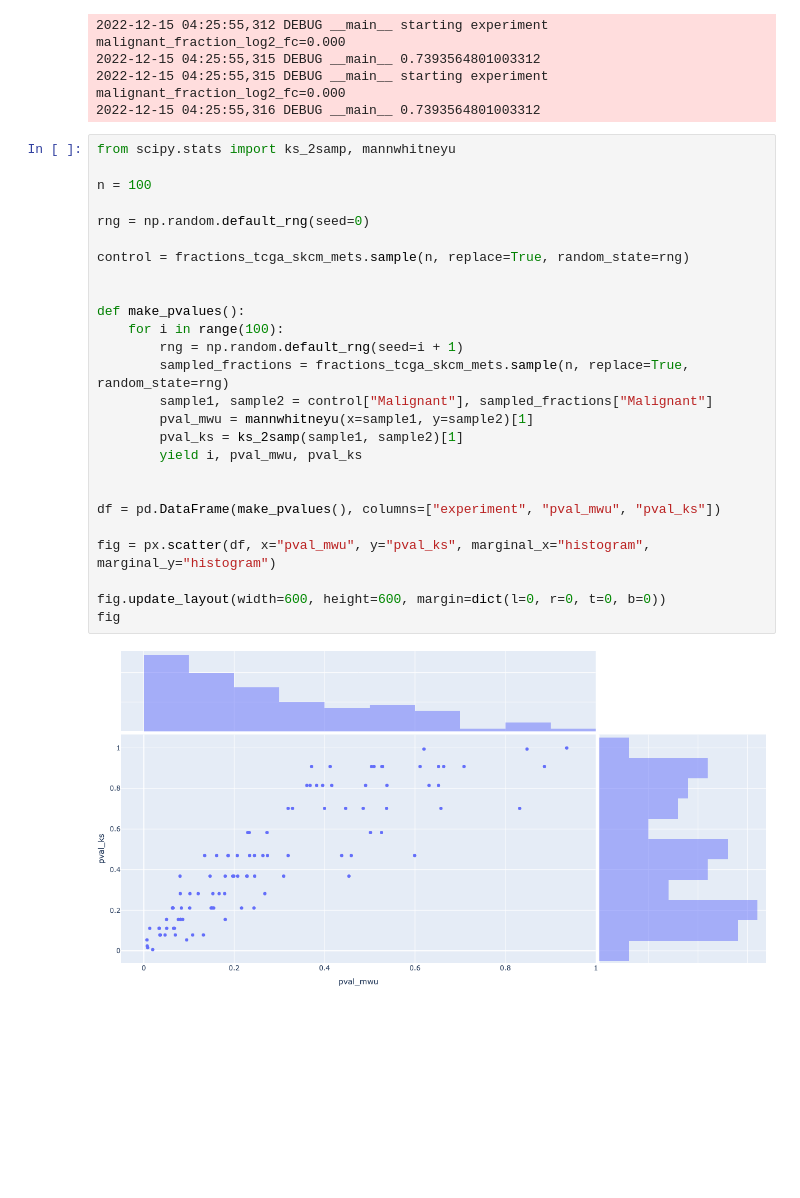
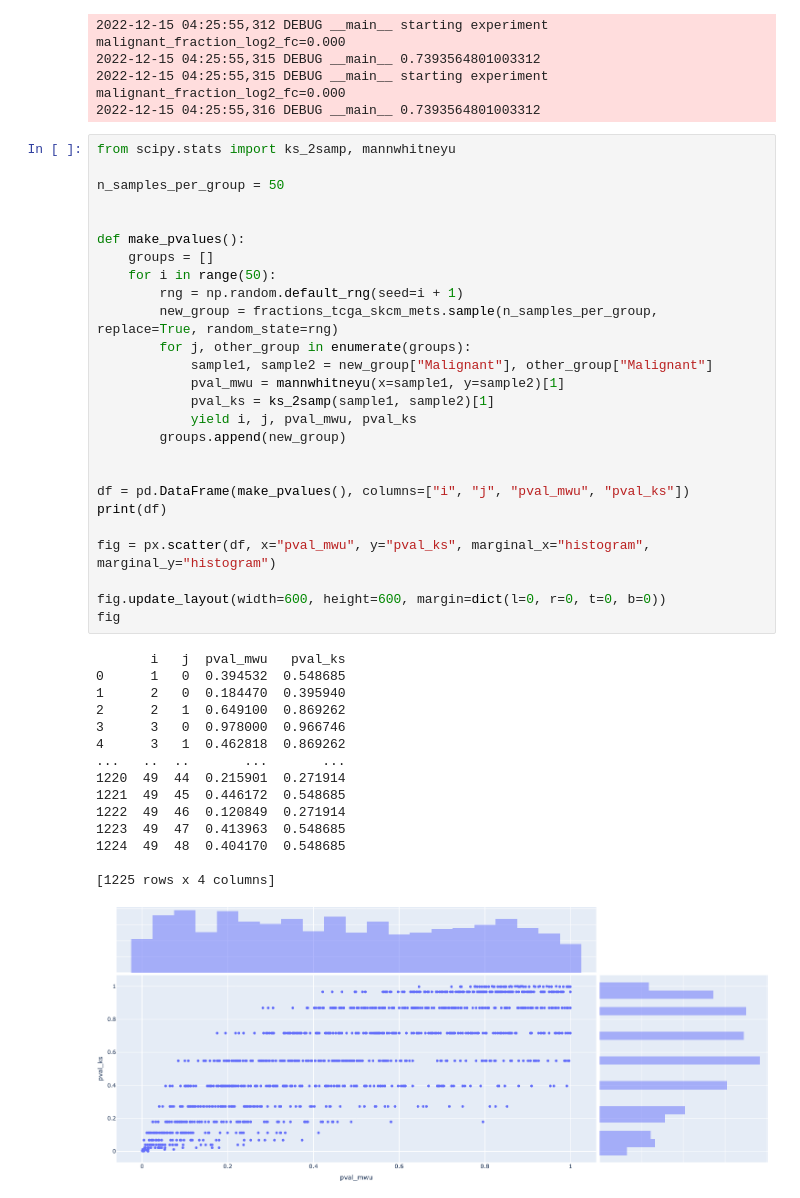
Before and after one commit to davidliu-lab/deconv, a Jupyter notebook: analysis/cibersortx/perturbed_cell_type_proportions/Untitled-1.ipynb, the cells around one changed output. Cells and saved outputs as stored; diff of their text form; blank space fills up the shorter version.

Commit message:
update experiments and analysis

```diff
--- a/analysis/cibersortx/perturbed_cell_type_proportions/Untitled-1.ipynb
+++ b/analysis/cibersortx/perturbed_cell_type_proportions/Untitled-1.ipynb
@@ -67,28 +67,42 @@ for i, malignant_fraction_log2_fc in enumerate(malignant_fraction_log2_fc_values
 # %%
 from scipy.stats import ks_2samp, mannwhitneyu
 
-n = 100
-
-rng = np.random.default_rng(seed=0)
-
-control = fractions_tcga_skcm_mets.sample(n, replace=True, random_state=rng)
+n_samples_per_group = 50
 
 
 def make_pvalues():
-    for i in range(100):
+    groups = []
+    for i in range(50):
         rng = np.random.default_rng(seed=i + 1)
-        sampled_fractions = fractions_tcga_skcm_mets.sample(n, replace=True, random_state=rng)
-        sample1, sample2 = control["Malignant"], sampled_fractions["Malignant"]
-        pval_mwu = mannwhitneyu(x=sample1, y=sample2)[1]
-        pval_ks = ks_2samp(sample1, sample2)[1]
-        yield i, pval_mwu, pval_ks
+        new_group = fractions_tcga_skcm_mets.sample(n_samples_per_group, replace=True, random_state=rng)
+        for j, other_group in enumerate(groups):
+            sample1, sample2 = new_group["Malignant"], other_group["Malignant"]
+            pval_mwu = mannwhitneyu(x=sample1, y=sample2)[1]
+            pval_ks = ks_2samp(sample1, sample2)[1]
+            yield i, j, pval_mwu, pval_ks
+        groups.append(new_group)
 
 
-df = pd.DataFrame(make_pvalues(), columns=["experiment", "pval_mwu", "pval_ks"])
+df = pd.DataFrame(make_pvalues(), columns=["i", "j", "pval_mwu", "pval_ks"])
+print(df)
 
 fig = px.scatter(df, x="pval_mwu", y="pval_ks", marginal_x="histogram", marginal_y="histogram")
 
 fig.update_layout(width=600, height=600, margin=dict(l=0, r=0, t=0, b=0))
 fig
 # %% [output]
+       i   j  pval_mwu   pval_ks
+0      1   0  0.394532  0.548685
+1      2   0  0.184470  0.395940
+2      2   1  0.649100  0.869262
+3      3   0  0.978000  0.966746
+4      3   1  0.462818  0.869262
+...   ..  ..       ...       ...
+1220  49  44  0.215901  0.271914
+1221  49  45  0.446172  0.548685
+1222  49  46  0.120849  0.271914
+1223  49  47  0.413963  0.548685
+1224  49  48  0.404170  0.548685
+
+[1225 rows x 4 columns]
-[figure, old version]
+[figure, new version]
```
Also changed, not shown: parts of 2 cells of this notebook, 1 other file.
